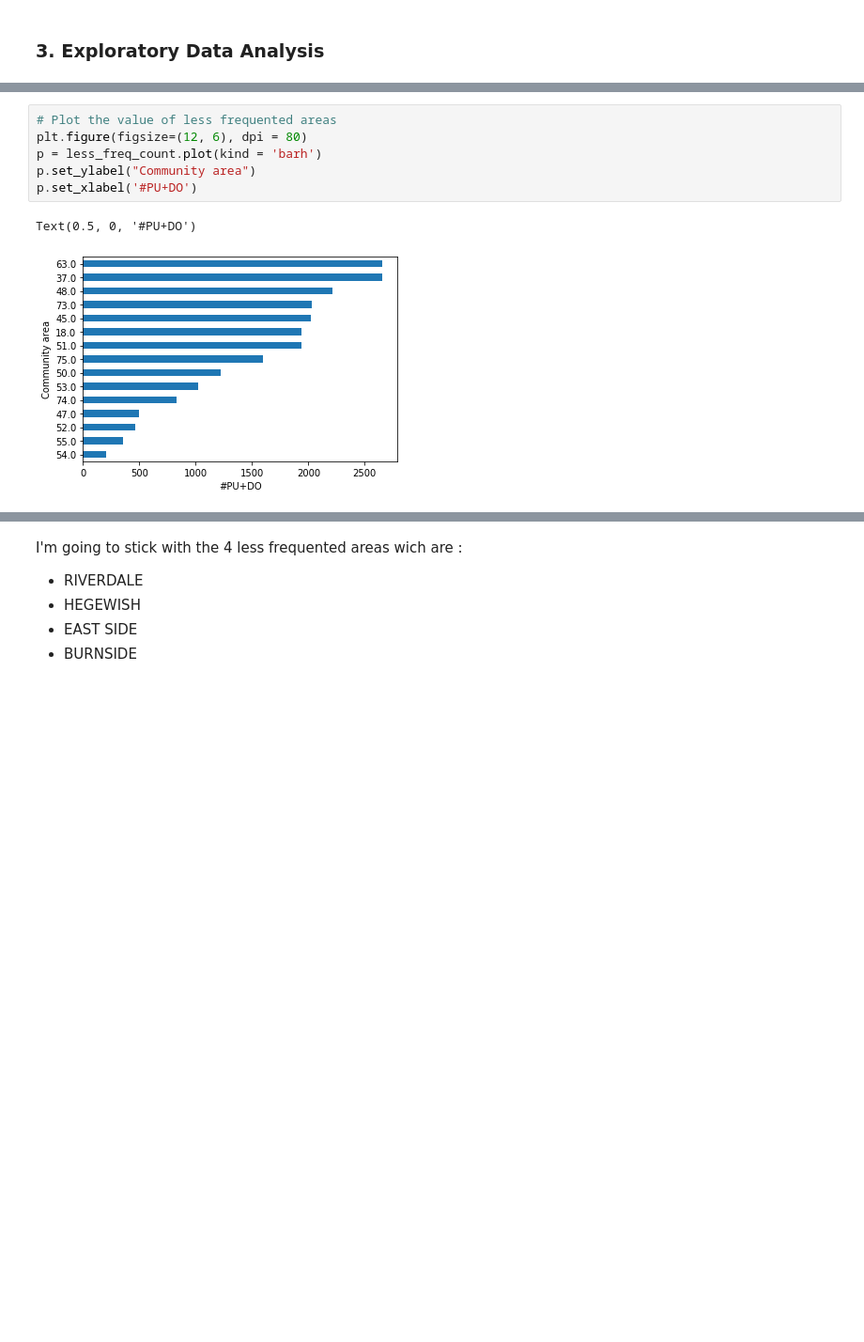
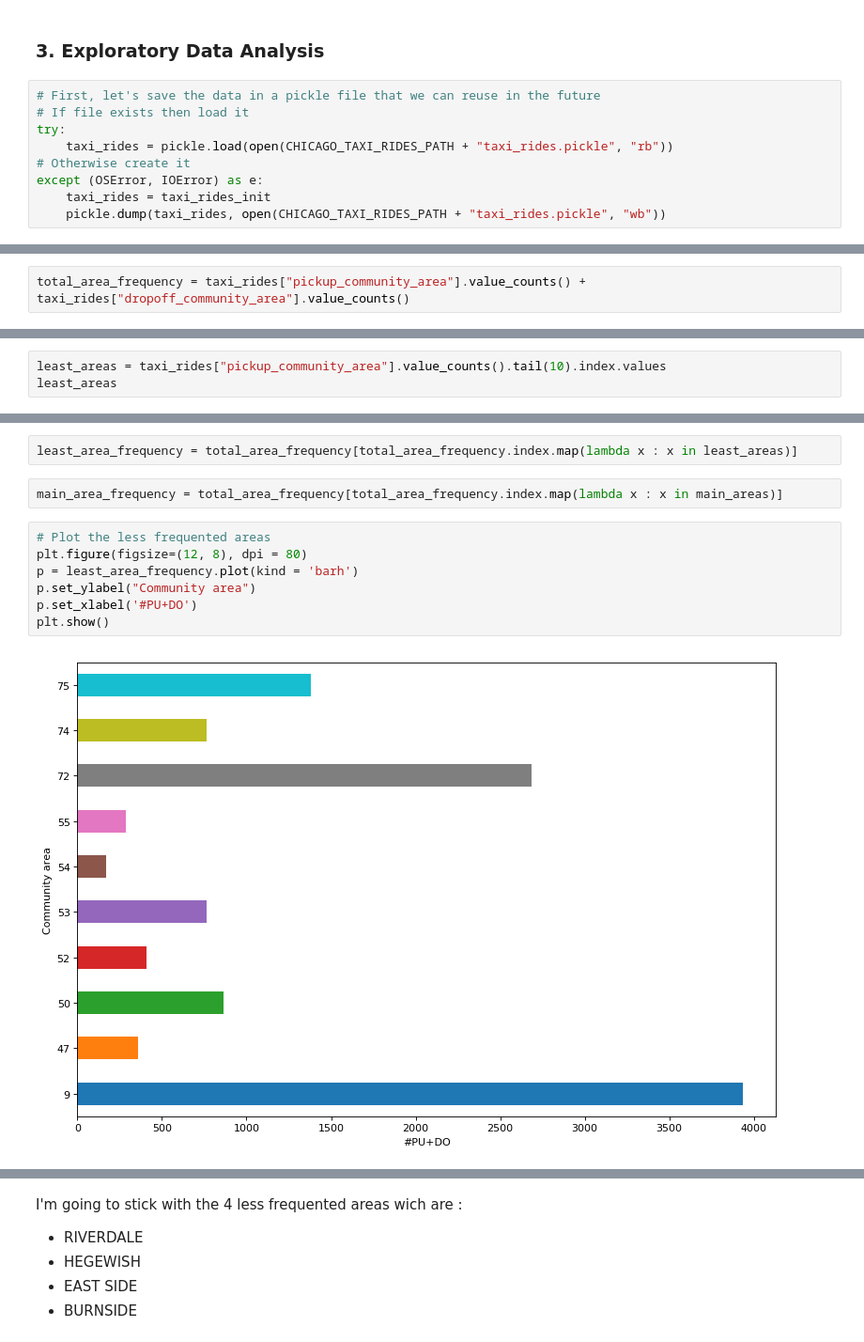
Before and after one commit to pierreschutz/ADA_Project, a Jupyter notebook: milestone2.ipynb, the cells around one changed output, grey strips where cells are left out. Shown at 94% size. Drawn from its saved outputs; the diff is of its cells as text; blank space fills up the shorter version.

Commit message:
update the taxi rides part and run it

```diff
--- a/milestone2.ipynb
+++ b/milestone2.ipynb
@@ -2153,2 +2233,11 @@ do_nb = data["dropoff_community_area"].value_counts()
 # %% [markdown]
 ### 3. Exploratory Data Analysis <a name="eda-3"/>
+# %%
+# First, let's save the data in a pickle file that we can reuse in the future
+# If file exists then load it
+try:
+    taxi_rides = pickle.load(open(CHICAGO_TAXI_RIDES_PATH + "taxi_rides.pickle", "rb"))
+# Otherwise create it
+except (OSError, IOError) as e:
+    taxi_rides = taxi_rides_init
+    pickle.dump(taxi_rides, open(CHICAGO_TAXI_RIDES_PATH + "taxi_rides.pickle", "wb"))
@@ -2213,0 +2276,2 @@ less_freq_count = less_freq_count.sort_values().head(15)
+# %%
+total_area_frequency = taxi_rides["pickup_community_area"].value_counts() + taxi_rides["dropoff_community_area"].value_counts()
@@ -2213,0 +2316,3 @@ less_freq_count = less_freq_count.sort_values().head(15)
+# %%
+least_areas = taxi_rides["pickup_community_area"].value_counts().tail(10).index.values
+least_areas
@@ -2214,9 +2333,13 @@ less_freq_count = less_freq_count.sort_values().head(15)
+# %%
+least_area_frequency = total_area_frequency[total_area_frequency.index.map(lambda x : x in least_areas)]
+# %%
+main_area_frequency = total_area_frequency[total_area_frequency.index.map(lambda x : x in main_areas)]
 # %%
-# Plot the value of less frequented areas
-plt.figure(figsize=(12, 6), dpi = 80)
-p = less_freq_count.plot(kind = 'barh')
+# Plot the less frequented areas
+plt.figure(figsize=(12, 8), dpi = 80)
+p = least_area_frequency.plot(kind = 'barh')
 p.set_ylabel("Community area")
 p.set_xlabel('#PU+DO')
+plt.show()
 # %% [output]
-Text(0.5, 0, '#PU+DO')
-[figure, old version]
+[figure, new version]
```
Also changed, not shown: parts of 91 cells of this notebook, 1 other file.
